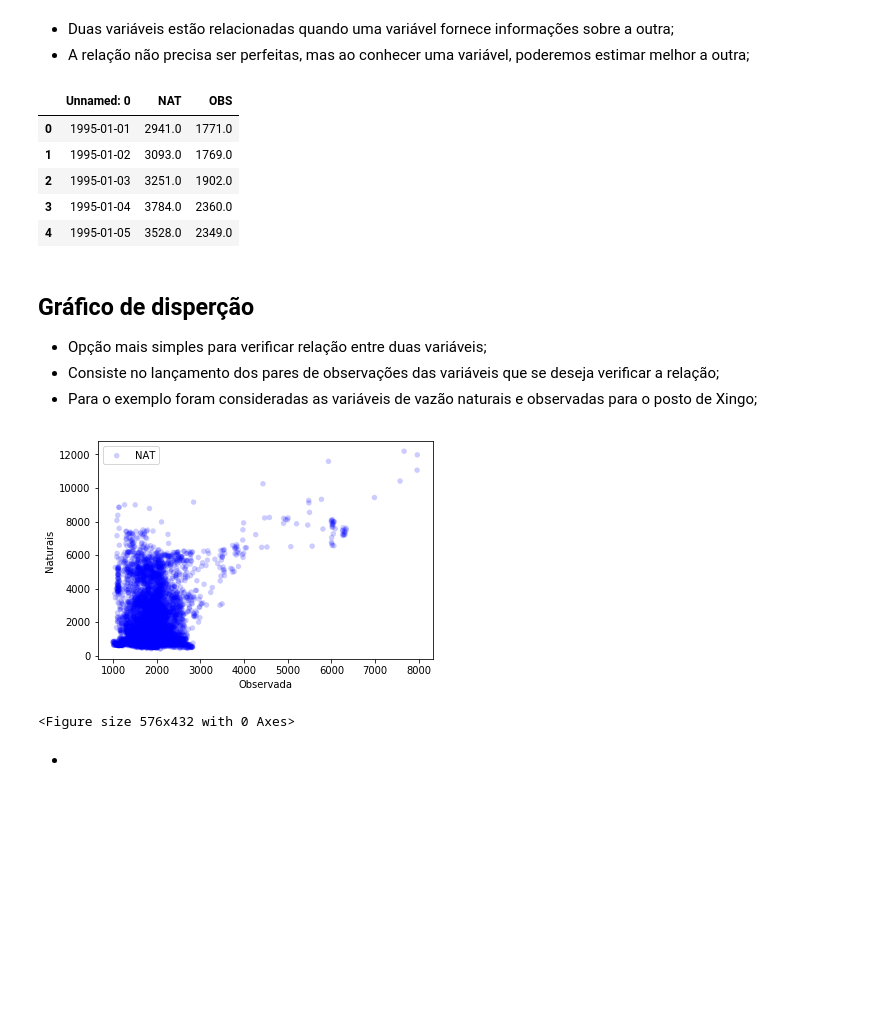
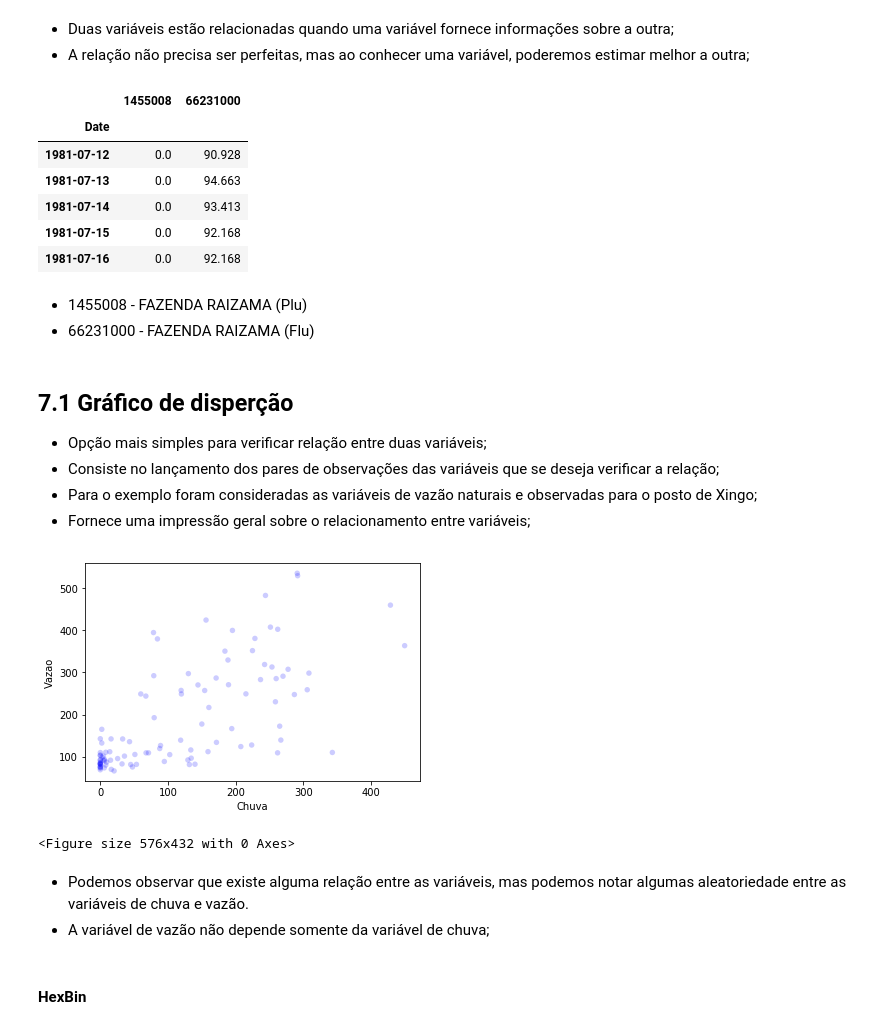
Before and after one commit to clebsonpy/ThinkStats2, a Jupyter notebook: code/Estatística/Cap7_Clebson.ipynb, the cells around one changed output. Saved outputs shown, nothing was run; the diff lists cells and outputs as text; code cells hidden in the pictures; blank space fills up the shorter version.

```diff
--- a/code/Estatística/Cap7_Clebson.ipynb
+++ b/code/Estatística/Cap7_Clebson.ipynb
@@ -21,27 +21,37 @@ import thinkplot
 * Duas variáveis estão relacionadas quando uma variável fornece informações sobre a outra;
 * A relação não precisa ser perfeitas, mas ao conhecer uma variável, poderemos estimar melhor a outra;
 # %%
-dados = pd.read_csv("dadosXingo.csv")
-dados.head(5)
+dados = pd.read_csv("manso.csv", index_col=0, parse_dates=True)
+dados.head()
 # %% [output]
-|  | Unnamed: 0 | NAT | OBS |
-| 0 | 1995-01-01 | 2941.0 | 1771.0 |
-| 1 | 1995-01-02 | 3093.0 | 1769.0 |
-| 2 | 1995-01-03 | 3251.0 | 1902.0 |
-| 3 | 1995-01-04 | 3784.0 | 2360.0 |
-| 4 | 1995-01-05 | 3528.0 | 2349.0 |
+|  | 1455008 | 66231000 |
+| Date |  |  |
+| 1981-07-12 | 0.0 | 90.928 |
+| 1981-07-13 | 0.0 | 94.663 |
+| 1981-07-14 | 0.0 | 93.413 |
+| 1981-07-15 | 0.0 | 92.168 |
+| 1981-07-16 | 0.0 | 92.168 |
+# %% [markdown]
+* 1455008 - FAZENDA RAIZAMA (Plu)
+* 66231000 - FAZENDA RAIZAMA (Flu)
 # %% [markdown]
-## Gráfico de disperção
+## 7.1 Gráfico de disperção
 * Opção mais simples para verificar relação entre duas variáveis;
 * Consiste no lançamento dos pares de observações das variáveis que se deseja verificar a relação;
 * Para o exemplo foram consideradas as variáveis de vazão naturais e observadas para o posto de Xingo;
+* Fornece uma impressão geral sobre o relacionamento entre variáveis;
-# %%
-nat = dados.NAT
-obs = dados.OBS
-thinkplot.Scatter(obs, nat)
-thinkplot.Show(xlabel='Observada', ylabel='Naturais')
-# %% [output]
-[figure, removed]
-<Figure size 576x432 with 0 Axes>
+# %%
+dados_chuva = dados["1455008"].groupby(pd.Grouper(freq='M')).sum()
+dados_vazao = dados["66231000"].groupby(pd.Grouper(freq='M')).mean()
+dados_month = pd.DataFrame([dados_chuva, dados_vazao])
+thinkplot.Scatter(dados_chuva, dados_vazao)
+thinkplot.Show(xlabel='Chuva', ylabel='Vazao', legend=False)
+dados_month = dados_month.T
+# %% [output]
+[figure, added]
+<Figure size 576x432 with 0 Axes>
+# %% [markdown]
+* Podemos observar que existe alguma relação entre as variáveis, mas podemos notar algumas aleatoriedade entre as variáveis de chuva e vazão.
+* A variável de vazão não depende somente da variável de chuva;
 # %% [markdown]
-*
+#### HexBin
```
Also changed, not shown: parts of 9 cells of this notebook, 2 other files.
